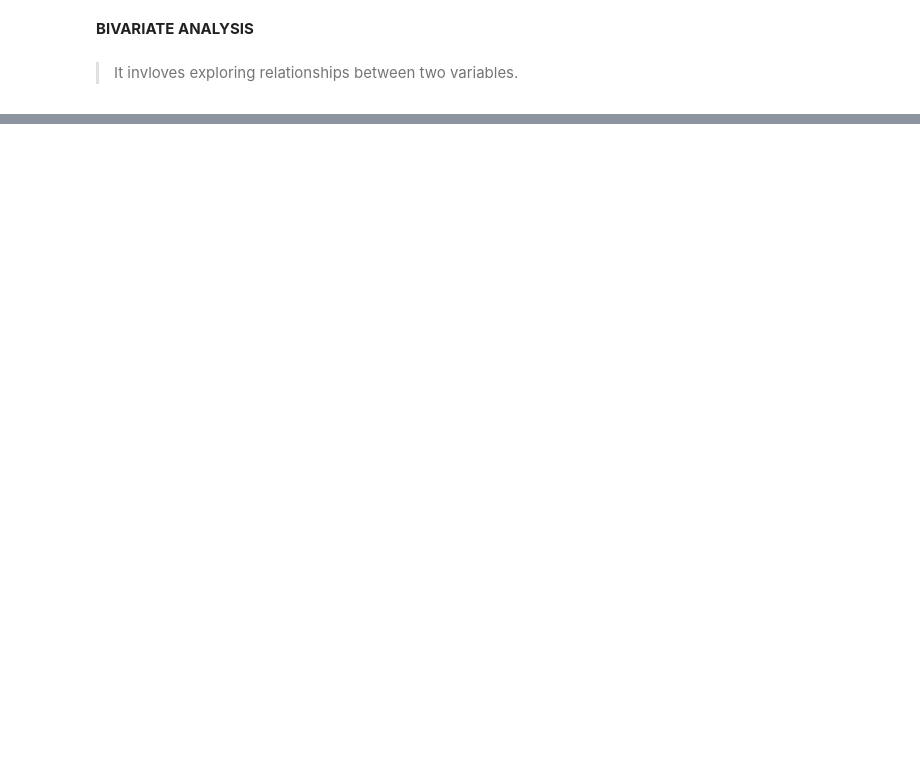
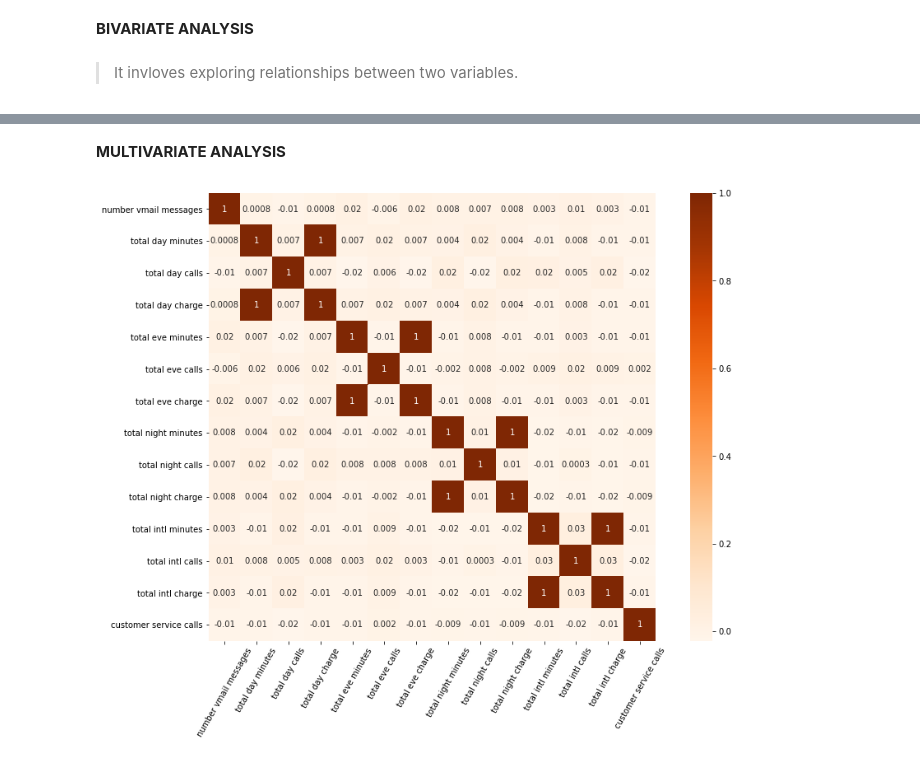
Before and after one commit to Mr-PeterMaina/Phase3-Final-Project, a Jupyter notebook: Customerchurnprediction.ipynb, the cells around one changed output, grey strips where cells are left out. Cells and saved outputs as stored; diff of their text form; code cells hidden in the pictures; blank space fills up the shorter version.

```diff
--- a/Customerchurnprediction.ipynb
+++ b/Customerchurnprediction.ipynb
@@ -364,0 +382,14 @@ for column in categorical_columns:
+# %% [markdown]
+**MULTIVARIATE ANALYSIS**
+# %%
+# Correlation matrix for numeric columns
+correlation_matrix = numeric_columns.corr()
+
+# Creates a heatmap
+plt.figure(figsize=(15, 10))
+sns.heatmap(correlation_matrix, annot=True, cmap='Oranges', square=True, fmt='.0g')
+plt.xticks(rotation=60)
+plt.yticks(rotation=0)
+plt.show()
+# %% [output]
+[figure, added]
```
Also changed, not shown: parts of 20 cells of this notebook.
